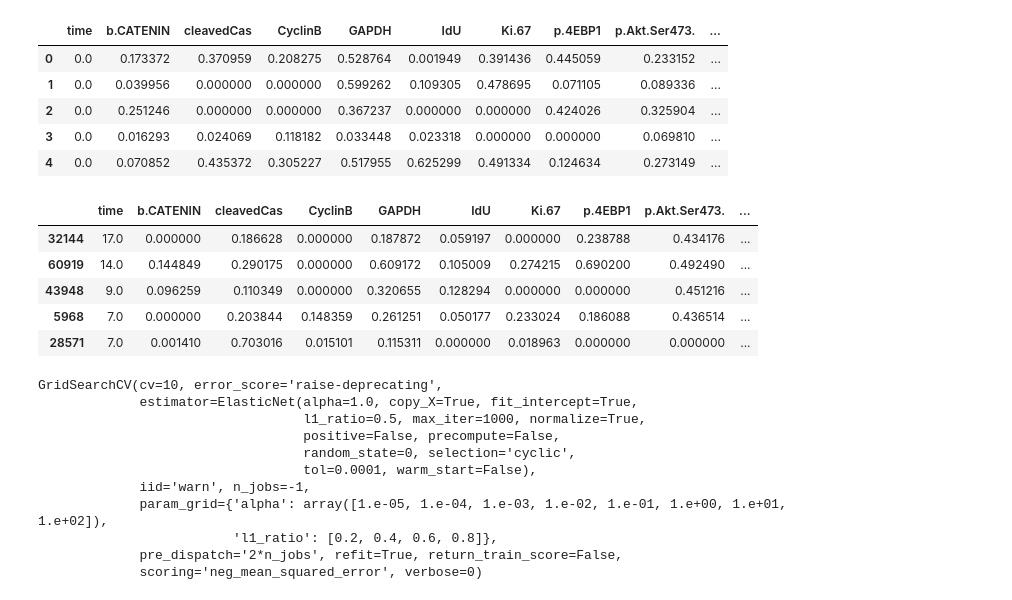
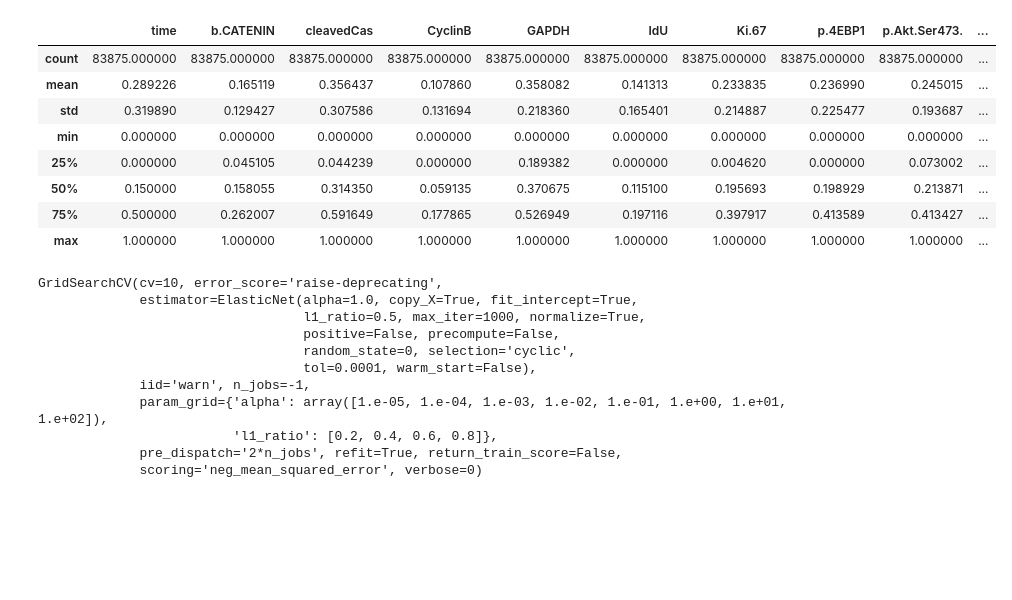
Before and after one commit to jtwang1027/cancer_omics, a Jupyter notebook: 2A_elastic_net.ipynb, the cells around one changed output. Cells and saved outputs as stored; diff of their text form; code cells hidden in the pictures; blank space fills up the shorter version.

```diff
--- a/2A_elastic_net.ipynb
+++ b/2A_elastic_net.ipynb
@@ -31,7 +33,7 @@ X= au.drop(['p.STAT5'], axis=1)
 y= au['p.STAT5']
 # %%
 scaler=MinMaxScaler()
-sub_col=['b.CATENIN', 'cleavedCas', 'CyclinB', 'GAPDH', 'IdU', 'Ki.67',
+sub_col=['time','b.CATENIN', 'cleavedCas', 'CyclinB', 'GAPDH', 'IdU', 'Ki.67',
        'p.4EBP1', 'p.Akt.Ser473.', 'p.AKT.Thr308.', 'p.AMPK', 'p.BTK',
        'p.CREB', 'p.ERK', 'p.FAK', 'p.GSK3b', 'p.H3', 'p.HER2', 'p.JNK',
        'p.MAP2K3', 'p.MAPKAPK2', 'p.MEK', 'p.MKK3.MKK6', 'p.MKK4', 'p.NFkB',
@@ -40,25 +42,19 @@ sub_col=['b.CATENIN', 'cleavedCas', 'CyclinB', 'GAPDH', 'IdU', 'Ki.67',
 # %%
 X[sub_col]=scaler.fit_transform(X[sub_col])
 # %%
-X.head()
+X.describe()
 # %% [output]
 |  | time | b.CATENIN | cleavedCas | CyclinB | GAPDH | IdU | Ki.67 | p.4EBP1 | p.Akt.Ser473. | ... |
-| 0 | 0.0 | 0.173372 | 0.370959 | 0.208275 | 0.528764 | 0.001949 | 0.391436 | 0.445059 | 0.233152 | ... |
-| 1 | 0.0 | 0.039956 | 0.000000 | 0.000000 | 0.599262 | 0.109305 | 0.478695 | 0.071105 | 0.089336 | ... |
-| 2 | 0.0 | 0.251246 | 0.000000 | 0.000000 | 0.367237 | 0.000000 | 0.000000 | 0.424026 | 0.325904 | ... |
-| 3 | 0.0 | 0.016293 | 0.024069 | 0.118182 | 0.033448 | 0.023318 | 0.000000 | 0.000000 | 0.069810 | ... |
-| 4 | 0.0 | 0.070852 | 0.435372 | 0.305227 | 0.517955 | 0.625299 | 0.491334 | 0.124634 | 0.273149 | ... |
+| count | 83875.000000 | 83875.000000 | 83875.000000 | 83875.000000 | 83875.000000 | 83875.000000 | 83875.000000 | 83875.000000 | 83875.000000 | ... |
+| mean | 0.289226 | 0.165119 | 0.356437 | 0.107860 | 0.358082 | 0.141313 | 0.233835 | 0.236990 | 0.245015 | ... |
+| std | 0.319890 | 0.129427 | 0.307586 | 0.131694 | 0.218360 | 0.165401 | 0.214887 | 0.225477 | 0.193687 | ... |
+| min | 0.000000 | 0.000000 | 0.000000 | 0.000000 | 0.000000 | 0.000000 | 0.000000 | 0.000000 | 0.000000 | ... |
+| 25% | 0.000000 | 0.045105 | 0.044239 | 0.000000 | 0.189382 | 0.000000 | 0.004620 | 0.000000 | 0.073002 | ... |
+| 50% | 0.150000 | 0.158055 | 0.314350 | 0.059135 | 0.370675 | 0.115100 | 0.195693 | 0.198929 | 0.213871 | ... |
+| 75% | 0.500000 | 0.262007 | 0.591649 | 0.177865 | 0.526949 | 0.197116 | 0.397917 | 0.413589 | 0.413427 | ... |
+| max | 1.000000 | 1.000000 | 1.000000 | 1.000000 | 1.000000 | 1.000000 | 1.000000 | 1.000000 | 1.000000 | ... |
 # %%
 X_train,X_test,y_train,y_test = train_test_split(X,y,test_size = 0.25, random_state=1234)
-# %%
-X_train.head()
-# %% [output]
-|  | time | b.CATENIN | cleavedCas | CyclinB | GAPDH | IdU | Ki.67 | p.4EBP1 | p.Akt.Ser473. | ... |
-| 32144 | 17.0 | 0.000000 | 0.186628 | 0.000000 | 0.187872 | 0.059197 | 0.000000 | 0.238788 | 0.434176 | ... |
-| 60919 | 14.0 | 0.144849 | 0.290175 | 0.000000 | 0.609172 | 0.105009 | 0.274215 | 0.690200 | 0.492490 | ... |
-| 43948 | 9.0 | 0.096259 | 0.110349 | 0.000000 | 0.320655 | 0.128294 | 0.000000 | 0.000000 | 0.451216 | ... |
-| 5968 | 7.0 | 0.000000 | 0.203844 | 0.148359 | 0.261251 | 0.050177 | 0.233024 | 0.186088 | 0.436514 | ... |
-| 28571 | 7.0 | 0.001410 | 0.703016 | 0.015101 | 0.115311 | 0.000000 | 0.018963 | 0.000000 | 0.000000 | ... |
 # %%
 # X_train, y_test = make_regression(n_features= len(X_train.columns), random_state=0)
 # %%
```
Also changed, not shown: parts of 9 cells of this notebook.
